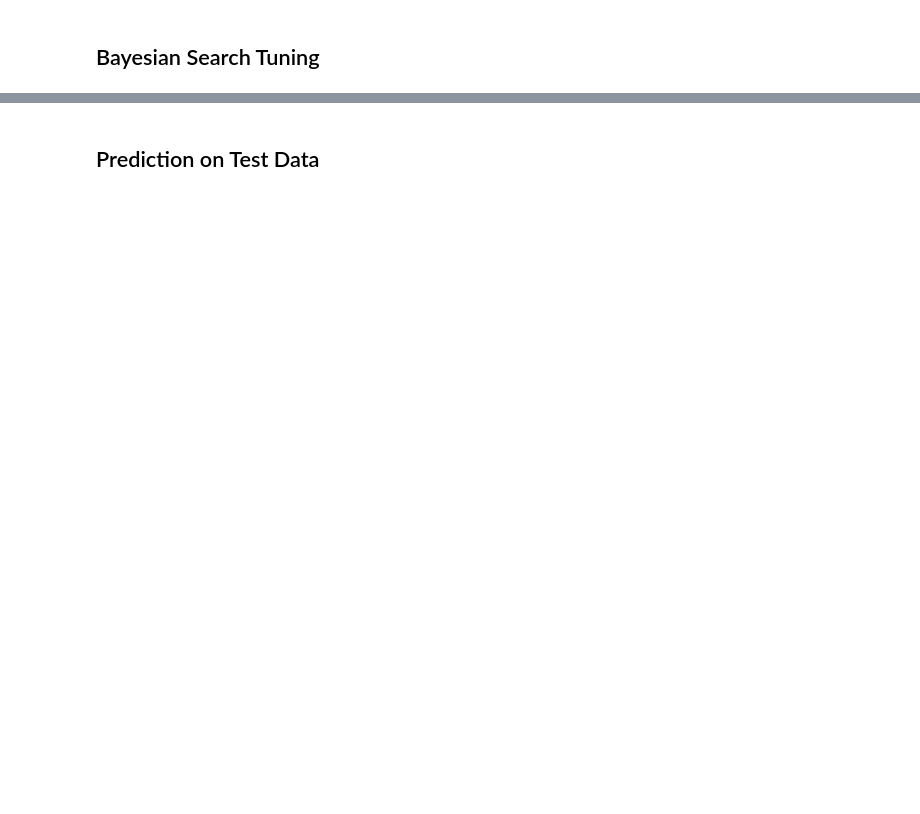
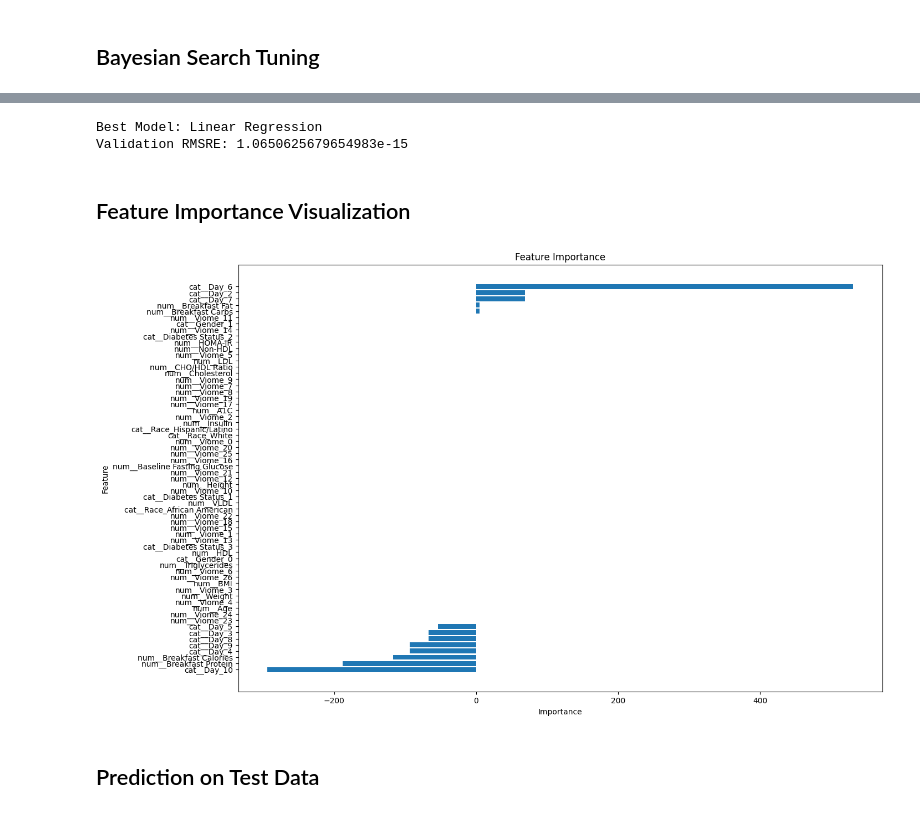
Before and after one commit to omarkhater-school/multi_modal_cgm_analysis, a Jupyter notebook: initial_modeling/viome_data.ipynb, the cells around one changed output, grey strips where cells are left out. Drawn from its saved outputs; the diff is of its cells as text; code cells hidden in the pictures; blank space fills up the shorter version.

```diff
--- a/initial_modeling/viome_data.ipynb
+++ b/initial_modeling/viome_data.ipynb
@@ -501,3 +527,68 @@ XGBRegressor(base_score=None, booster=None, callbacks=None,
+# %%
+# Train the best model on the entire training set (train + validation)
+best_model.fit(pd.concat([X_train, X_val]), pd.concat([y_train, y_val]))
+
+# Display the best model and test predictions
+print(f"Best Model: {best_model_name}")
+print(f"Validation RMSRE: {lowest_rmsre}")
+# %% [output]
+Best Model: Linear Regression
+Validation RMSRE: 1.0650625679654983e-15
+# %% [markdown]
+## Feature Importance Visualization
+# %%
+# Extract the fitted preprocessor and model
+fitted_preprocessor = best_model.named_steps['preprocessor']
+fitted_model = best_model.named_steps['model']
+
+# Check if the fitted preprocessor is ready to provide feature names
+if hasattr(fitted_preprocessor, 'get_feature_names_out'):
+    feature_names = fitted_preprocessor.get_feature_names_out()
+else:
+    feature_names = None
+    print("Feature names are not available from the preprocessor.")
+
+# Check if the model has built-in feature importances
+if hasattr(fitted_model, 'feature_importances_'):
+    # Get feature importance from the model
+    importances = fitted_model.feature_importances_
+
+elif hasattr(fitted_model, 'coef_') and hasattr(fitted_model, 'intercept_'):
+    # Use coefficients for models like linear regression or SVM with a linear kernel
+    importances = fitted_model.coef_
+
+else:
+    print("Feature importance cannot be determined for this model.")
+    importances = None
+
+# Plot feature importances if available
+if importances is not None and feature_names is not None:
+    feature_importance_df = pd.DataFrame({
+        'Feature': feature_names,
+        'Importance': importances
+    }).sort_values(by='Importance', ascending=False)
+
+    # Sort and plot
+    sorted_df = feature_importance_df.sort_values(by='Importance', ascending=False)
+    plt.figure(figsize=(15, 10))
+    plt.barh(sorted_df['Feature'], sorted_df['Importance'])
+    plt.xlabel('Importance')
+    plt.ylabel('Feature')
+    plt.title('Feature Importance')
+    plt.gca().invert_yaxis()
+    plt.show()
+elif importances is not None:
+    print("Feature names are not available; displaying importances only.")
+    plt.figure(figsize=(10, 6))
+    plt.bar(range(len(importances)), importances)
+    plt.xlabel('Feature Index')
+    plt.ylabel('Importance')
+    plt.title('Feature Importance')
+    plt.show()
+else:
+    print("No feature importance could be calculated.")
+# %% [output]
+[figure, added]
 # %% [markdown]
 ## Prediction on Test Data
 # %%
```
Also changed, not shown: parts of 14 cells of this notebook.
